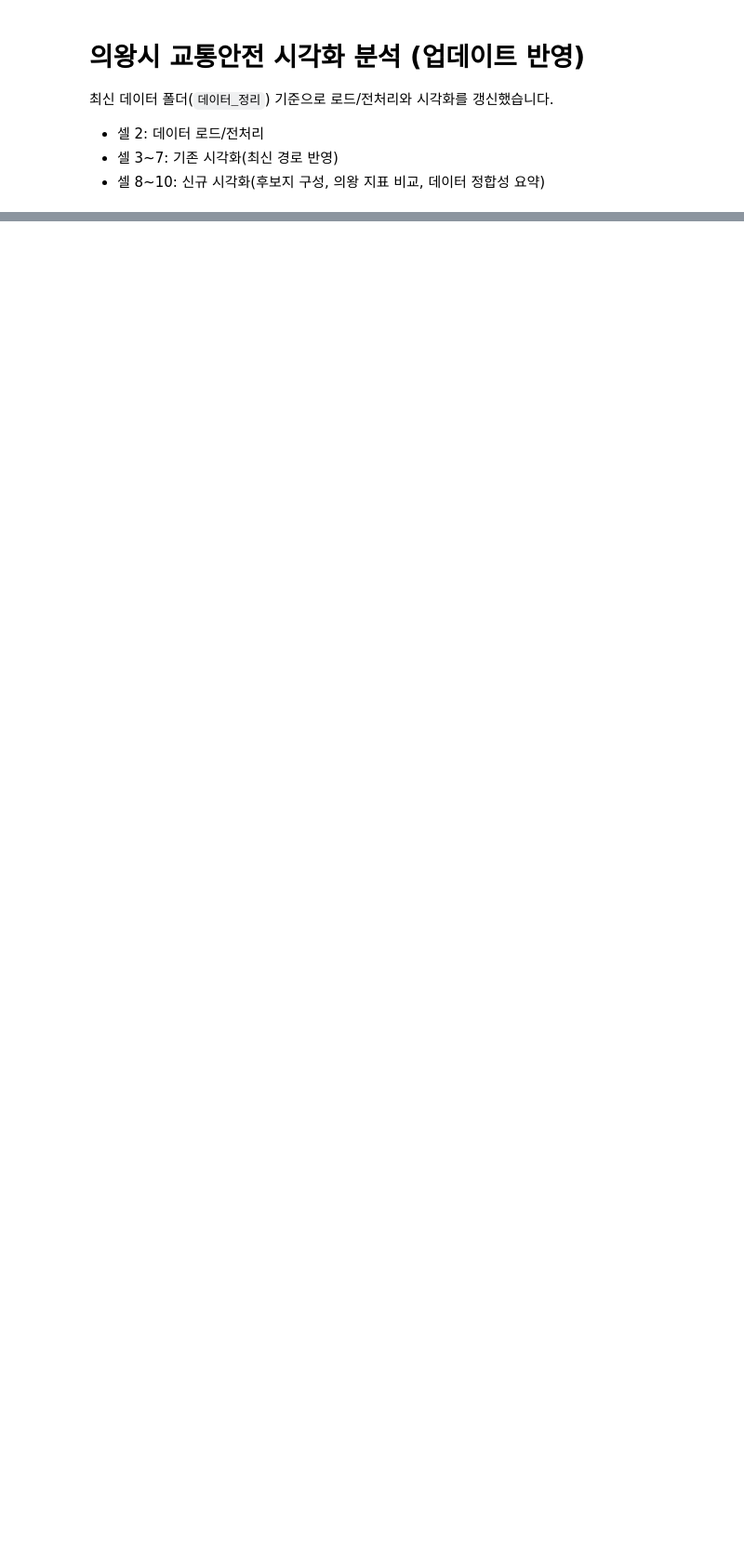
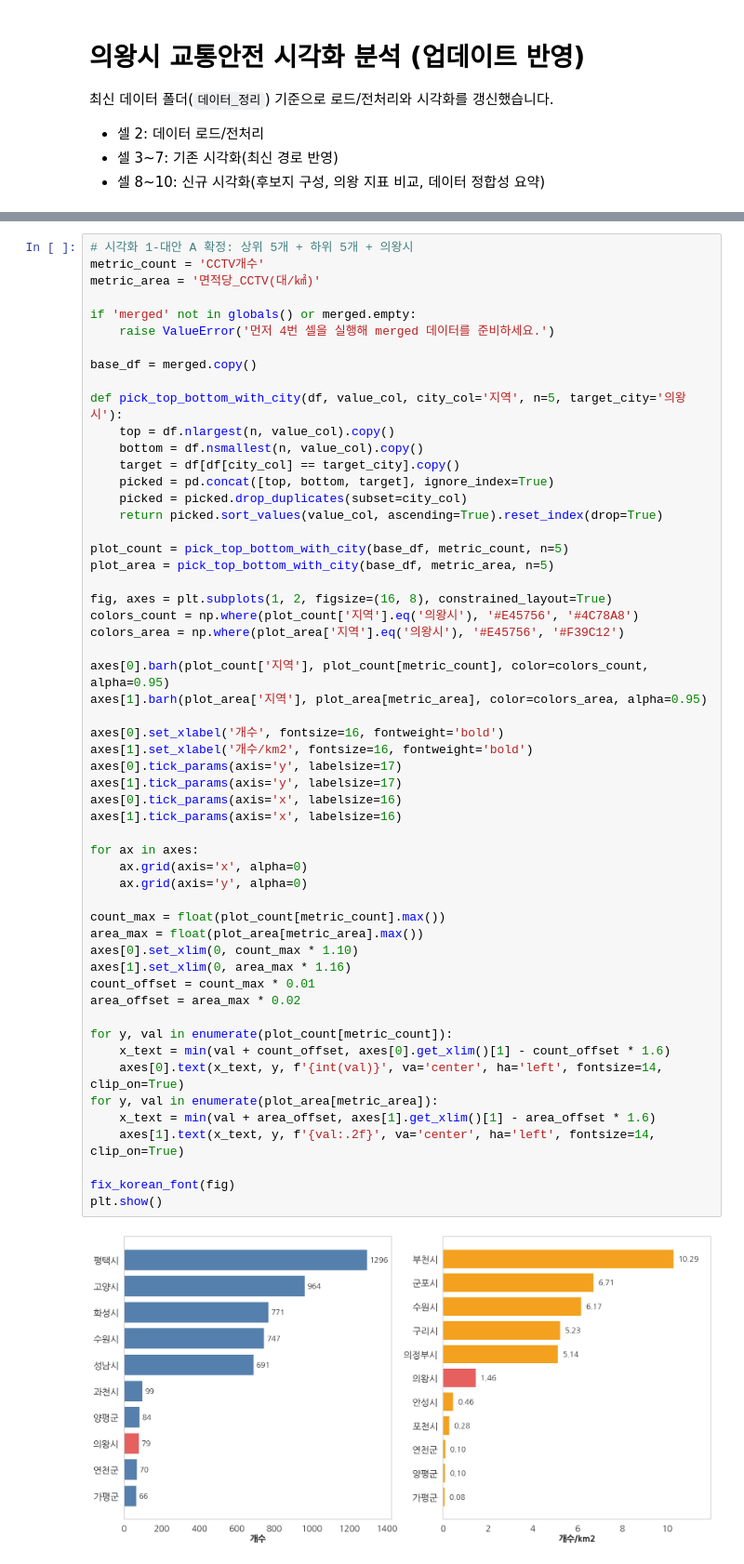
Before and after one commit to qoweh/test, a Jupyter notebook: second report/analysis.ipynb, the cells around one changed output, grey strips where cells are left out. Shown at 93% size. Drawn from its saved outputs; the diff is of its cells as text; blank space fills up the shorter version.

```diff
--- a/second report/analysis.ipynb
+++ b/second report/analysis.ipynb
@@ -183,3 +222,60 @@ plt.show()
+# %%
+# 시각화 1-대안 A 확정: 상위 5개 + 하위 5개 + 의왕시
+metric_count = 'CCTV개수'
+metric_area = '면적당_CCTV(대/㎢)'
+
+if 'merged' not in globals() or merged.empty:
+    raise ValueError('먼저 4번 셀을 실행해 merged 데이터를 준비하세요.')
+
+base_df = merged.copy()
+
+def pick_top_bottom_with_city(df, value_col, city_col='지역', n=5, target_city='의왕시'):
+    top = df.nlargest(n, value_col).copy()
+    bottom = df.nsmallest(n, value_col).copy()
+    target = df[df[city_col] == target_city].copy()
+    picked = pd.concat([top, bottom, target], ignore_index=True)
+    picked = picked.drop_duplicates(subset=city_col)
+    return picked.sort_values(value_col, ascending=True).reset_index(drop=True)
+
+plot_count = pick_top_bottom_with_city(base_df, metric_count, n=5)
+plot_area = pick_top_bottom_with_city(base_df, metric_area, n=5)
+
+fig, axes = plt.subplots(1, 2, figsize=(16, 8), constrained_layout=True)
+colors_count = np.where(plot_count['지역'].eq('의왕시'), '#E45756', '#4C78A8')
+colors_area = np.where(plot_area['지역'].eq('의왕시'), '#E45756', '#F39C12')
+
+axes[0].barh(plot_count['지역'], plot_count[metric_count], color=colors_count, alpha=0.95)
+axes[1].barh(plot_area['지역'], plot_area[metric_area], color=colors_area, alpha=0.95)
+
+axes[0].set_xlabel('개수', fontsize=16, fontweight='bold')
+axes[1].set_xlabel('개수/km2', fontsize=16, fontweight='bold')
+axes[0].tick_params(axis='y', labelsize=17)
+axes[1].tick_params(axis='y', labelsize=17)
+axes[0].tick_params(axis='x', labelsize=16)
+axes[1].tick_params(axis='x', labelsize=16)
+
+for ax in axes:
+    ax.grid(axis='x', alpha=0)
+    ax.grid(axis='y', alpha=0)
+
+count_max = float(plot_count[metric_count].max())
+area_max = float(plot_area[metric_area].max())
+axes[0].set_xlim(0, count_max * 1.10)
+axes[1].set_xlim(0, area_max * 1.16)
+count_offset = count_max * 0.01
+area_offset = area_max * 0.02
+
+for y, val in enumerate(plot_count[metric_count]):
+    x_text = min(val + count_offset, axes[0].get_xlim()[1] - count_offset * 1.6)
+    axes[0].text(x_text, y, f'{int(val)}', va='center', ha='left', fontsize=14, clip_on=True)
+for y, val in enumerate(plot_area[metric_area]):
+    x_text = min(val + area_offset, axes[1].get_xlim()[1] - area_offset * 1.6)
+    axes[1].text(x_text, y, f'{val:.2f}', va='center', ha='left', fontsize=14, clip_on=True)
+
+fix_korean_font(fig)
+plt.show()
+# %% [output]
+[figure, added]
 # %%
 # 시각화 1-확장A: 경기 시군구 면적당 CCTV(대/㎢) 순위
 rank_area_cctv = cctv_ratio[['지역', '면적당_CCTV(대/㎢)']].dropna().copy()
```
Also changed, not shown: parts of 9 cells of this notebook.
